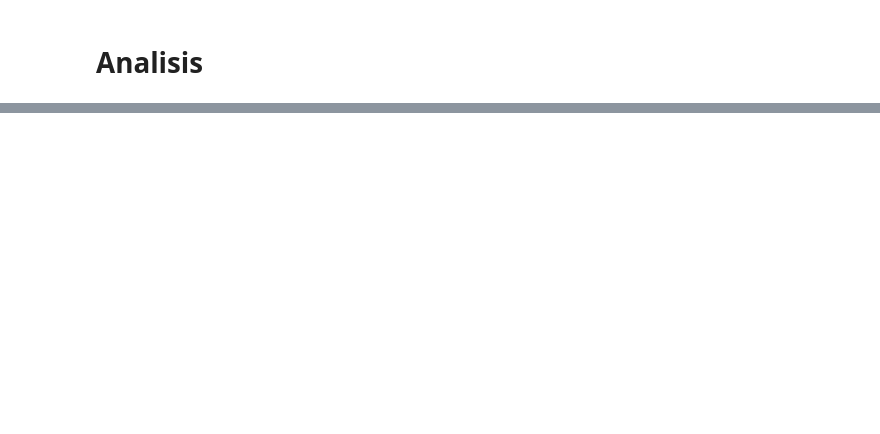
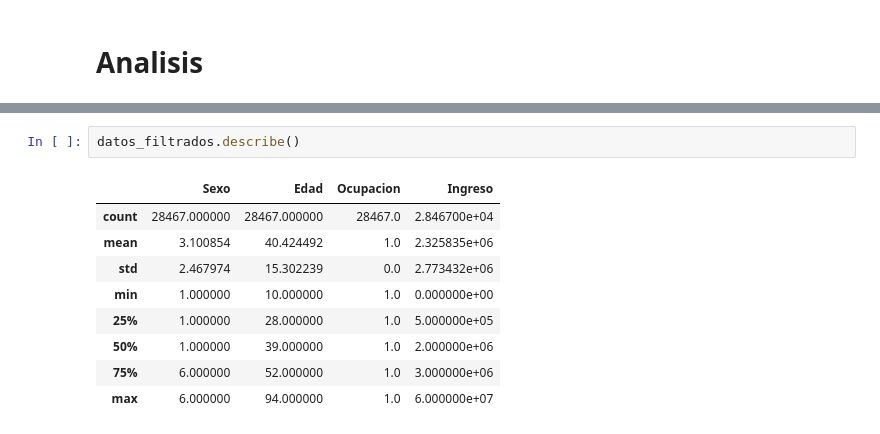
Before and after one commit to diegonoguerarec/1p_data_science, a Jupyter notebook: 1p_Diego_Noguera.ipynb, the cells around one changed output, grey strips where cells are left out. Saved outputs shown, nothing was run; the diff lists cells and outputs as text; blank space fills up the shorter version.

```diff
--- a/1p_Diego_Noguera.ipynb
+++ b/1p_Diego_Noguera.ipynb
@@ -128,0 +141,12 @@ memory usage: 1.1 MB
+# %%
+datos_filtrados.describe()
+# %% [output]
+|  | Sexo | Edad | Ocupacion | Ingreso |
+| count | 28467.000000 | 28467.000000 | 28467.0 | 2.846700e+04 |
+| mean | 3.100854 | 40.424492 | 1.0 | 2.325835e+06 |
+| std | 2.467974 | 15.302239 | 0.0 | 2.773432e+06 |
+| min | 1.000000 | 10.000000 | 1.0 | 0.000000e+00 |
+| 25% | 1.000000 | 28.000000 | 1.0 | 5.000000e+05 |
+| 50% | 1.000000 | 39.000000 | 1.0 | 2.000000e+06 |
+| 75% | 6.000000 | 52.000000 | 1.0 | 3.000000e+06 |
+| max | 6.000000 | 94.000000 | 1.0 | 6.000000e+07 |
```
Also changed, not shown: parts of 16 cells of this notebook.
